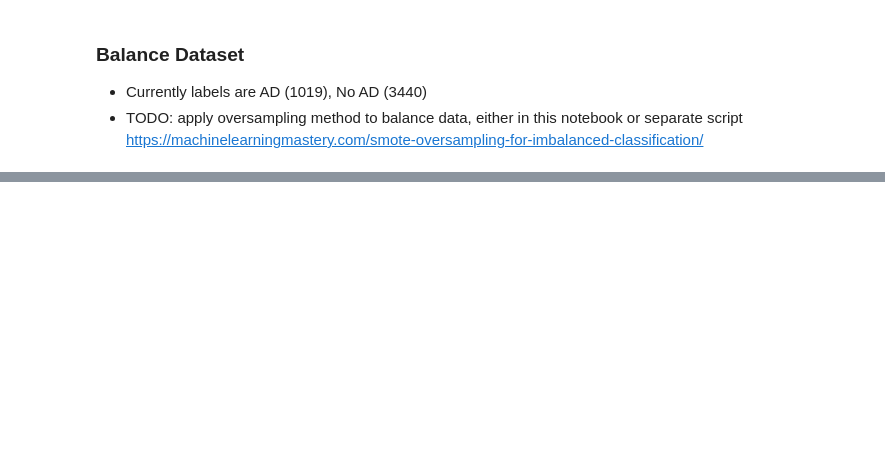
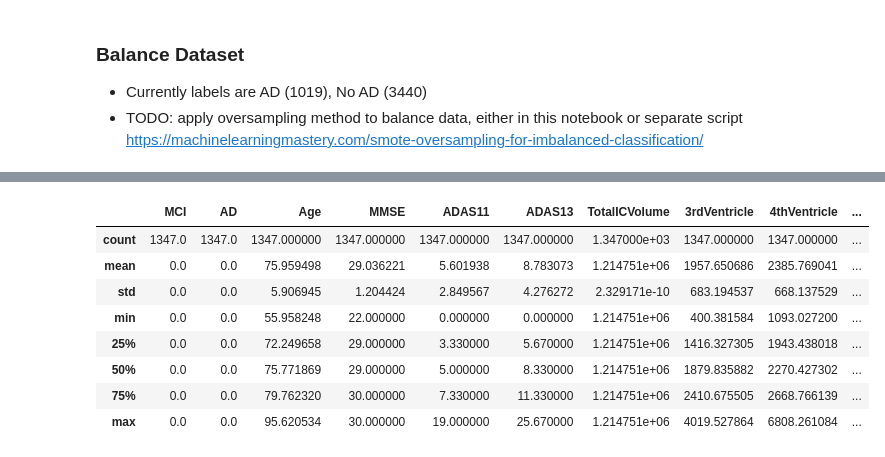
Before and after one commit to umayaaah/xai-for-alzheimer-prediction, a Jupyter notebook: preprocessing/ADNI_preprocessing.ipynb, the cells around one changed output, grey strips where cells are left out. Saved outputs shown, nothing was run; the diff lists cells and outputs as text; code cells hidden in the pictures; blank space fills up the shorter version.

```diff
--- a/preprocessing/ADNI_preprocessing.ipynb
+++ b/preprocessing/ADNI_preprocessing.ipynb
@@ -376,0 +493,12 @@ Total patients: 4459
+# %%
+no_ad.describe()
+# %% [output]
+|  | MCI | AD | Age | MMSE | ADAS11 | ADAS13 | TotalICVolume | 3rdVentricle | 4thVentricle | ... |
+| count | 1347.0 | 1347.0 | 1347.000000 | 1347.000000 | 1347.000000 | 1347.000000 | 1.347000e+03 | 1347.000000 | 1347.000000 | ... |
+| mean | 0.0 | 0.0 | 75.959498 | 29.036221 | 5.601938 | 8.783073 | 1.214751e+06 | 1957.650686 | 2385.769041 | ... |
+| std | 0.0 | 0.0 | 5.906945 | 1.204424 | 2.849567 | 4.276272 | 2.329171e-10 | 683.194537 | 668.137529 | ... |
+| min | 0.0 | 0.0 | 55.958248 | 22.000000 | 0.000000 | 0.000000 | 1.214751e+06 | 400.381584 | 1093.027200 | ... |
+| 25% | 0.0 | 0.0 | 72.249658 | 29.000000 | 3.330000 | 5.670000 | 1.214751e+06 | 1416.327305 | 1943.438018 | ... |
+| 50% | 0.0 | 0.0 | 75.771869 | 29.000000 | 5.000000 | 8.330000 | 1.214751e+06 | 1879.835882 | 2270.427302 | ... |
+| 75% | 0.0 | 0.0 | 79.762320 | 30.000000 | 7.330000 | 11.330000 | 1.214751e+06 | 2410.675505 | 2668.766139 | ... |
+| max | 0.0 | 0.0 | 95.620534 | 30.000000 | 19.000000 | 25.670000 | 1.214751e+06 | 4019.527864 | 6808.261084 | ... |
```
Also changed, not shown: parts of 23 cells of this notebook, 8 other files.
